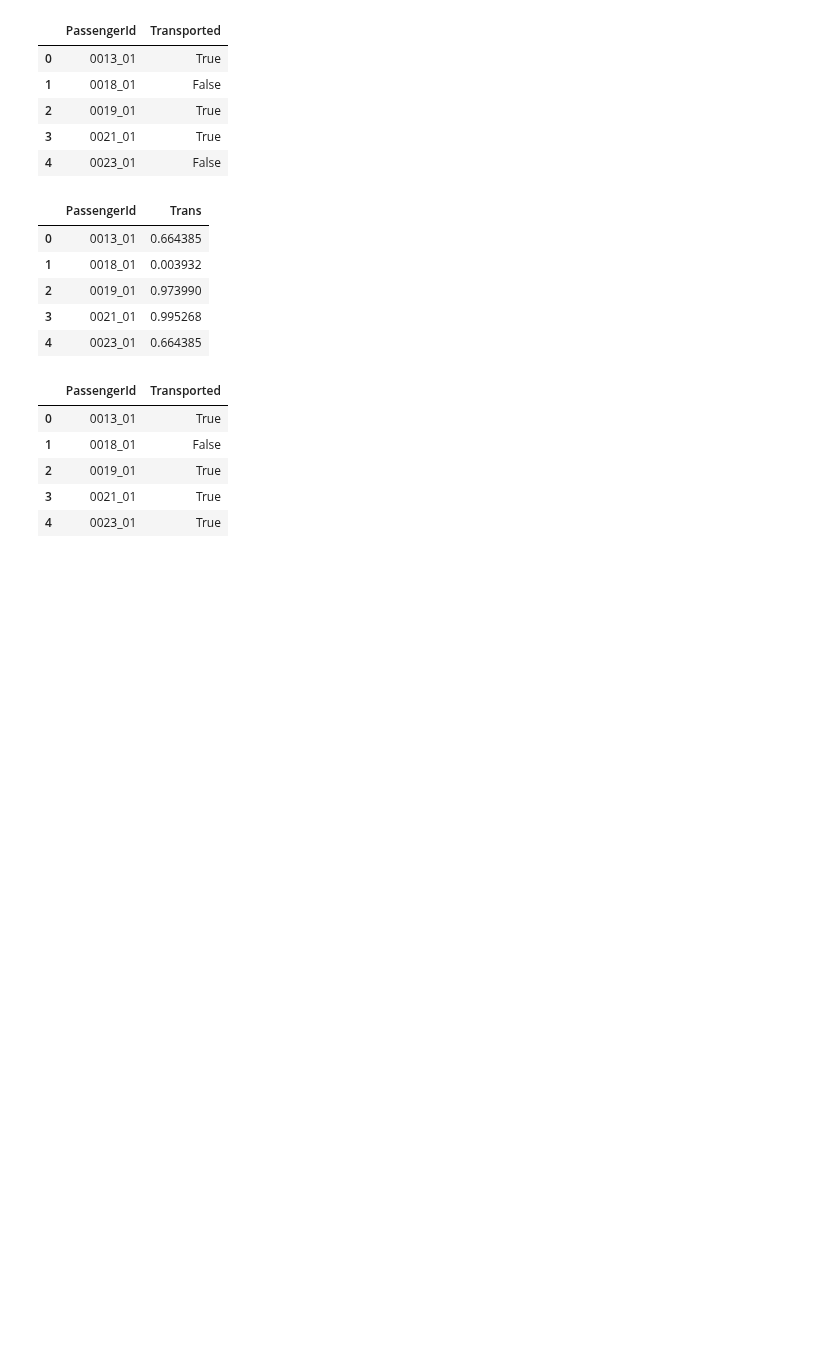
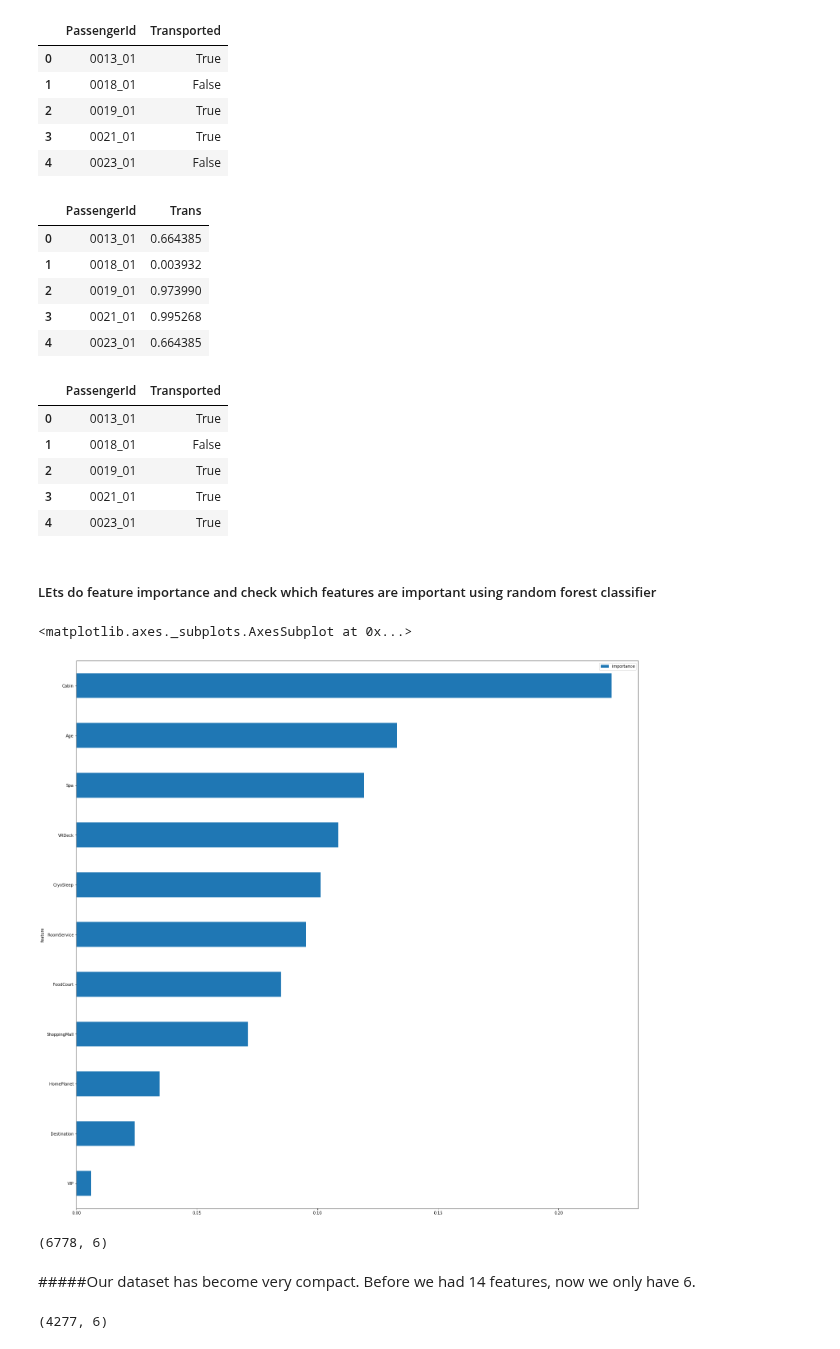
Before and after one commit to Chirag314/EDA, a Jupyter notebook: spaceship_titanic1.ipynb, the cells around one changed output. Drawn from its saved outputs; the diff is of its cells as text; code cells hidden in the pictures; blank space fills up the shorter version.

```diff
--- a/spaceship_titanic1.ipynb
+++ b/spaceship_titanic1.ipynb
@@ -785,3 +793,37 @@ test2.head()
 | 4 | 0023_01 | True |
 # %%
 test2.to_csv("Submission_nn.csv", index=False)
+# %% [markdown]
+##### LEts do feature importance and check which features are important using random forest classifier
+# %%
+clf = RandomForestClassifier(n_estimators=50, max_features='sqrt')
+clf = clf.fit(x_train,y_train)
+# %%
+features=pd.DataFrame()
+features['feature']=x_train.columns
+
+features['importance']=clf.feature_importances_
+features.sort_values(by=['importance'],ascending=True,inplace=True)
+
+features.set_index('feature',inplace=True)
+features.plot(kind='barh',figsize=(25,25))
+# %% [output]
+<matplotlib.axes._subplots.AxesSubplot at 0x...>
+[figure, added]
+# %%
+# lets transform our train and test set in more compact dataset
+
+model=SelectFromModel(clf,prefit=True)
+train_reduced=model.transform(x_train)
+
+print(train_reduced.shape)
+# %% [output]
+(6778, 6)
+# %% [markdown]
+#####Our dataset has become very compact. Before we had 14 features, now we only have 6.
+# %%
+test_reduced=model.transform(test)
+
+print(test_reduced.shape)
+# %% [output]
+(4277, 6)
```
Also changed, not shown: parts of 6 cells of this notebook.
